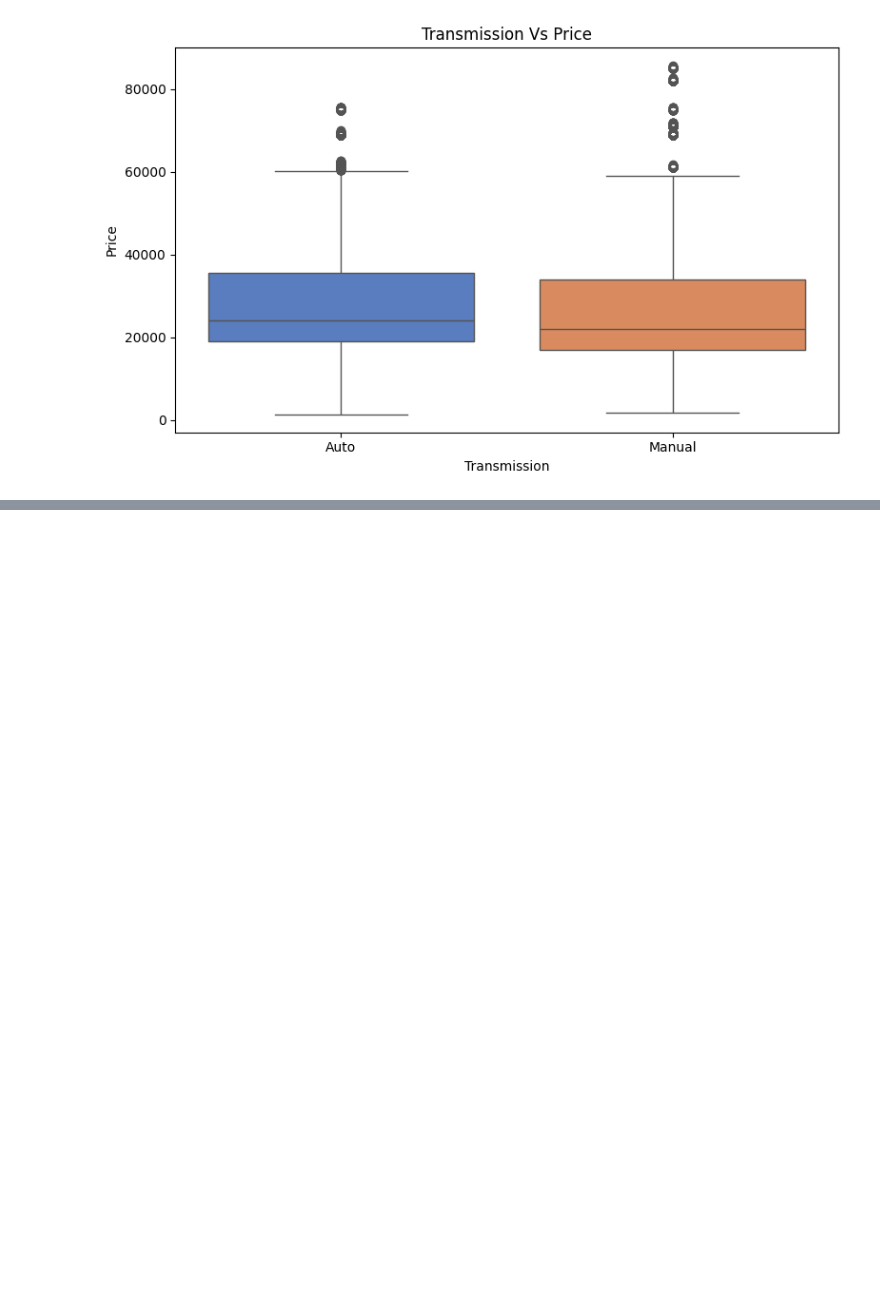
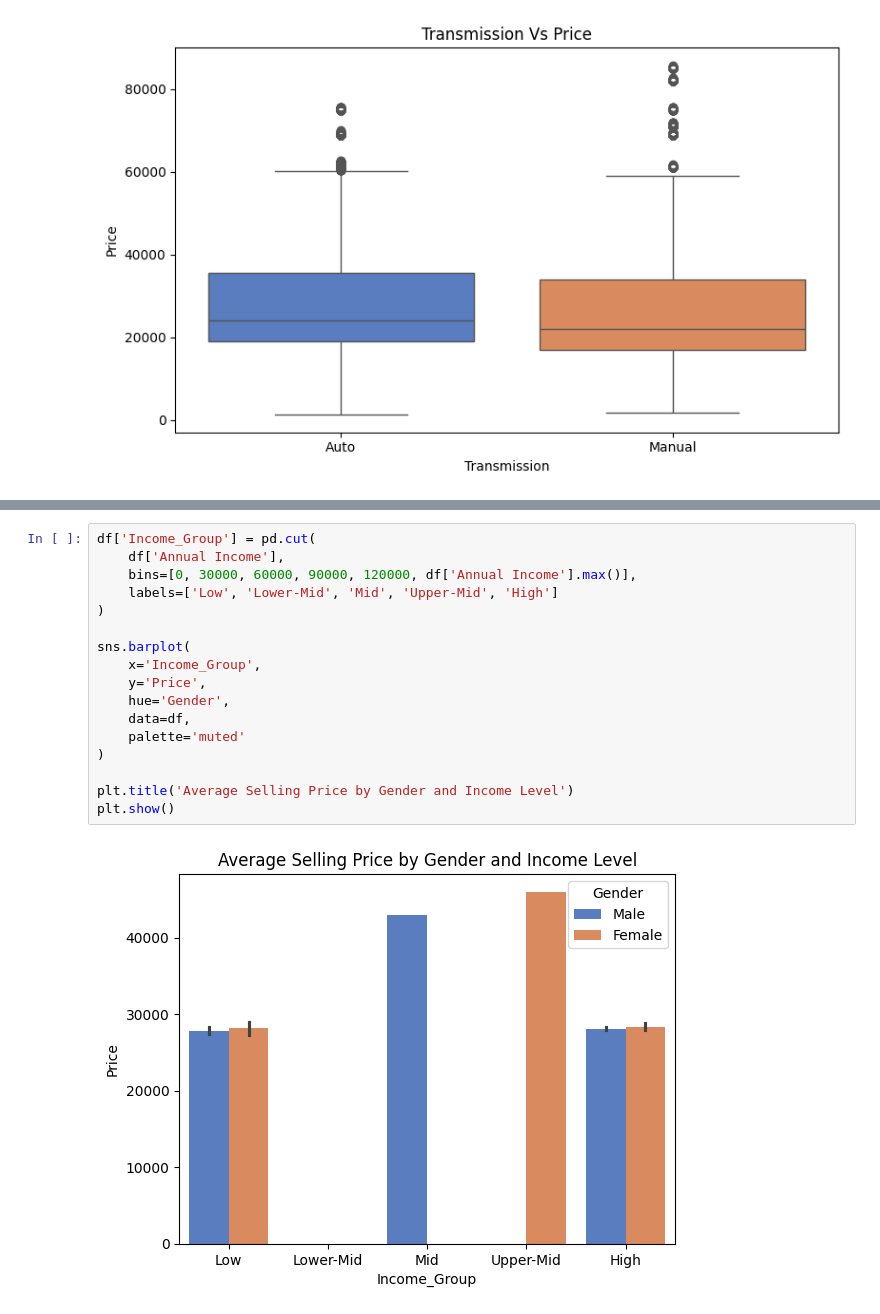
Before and after one commit to ydv-prince/EDA, a Jupyter notebook: EDA_2_Car_Sale_Dataset.ipynb, the cells around one changed output, grey strips where cells are left out. Saved outputs shown, nothing was run; the diff lists cells and outputs as text; blank space fills up the shorter version.

```diff
--- a/EDA_2_Car_Sale_Dataset.ipynb
+++ b/EDA_2_Car_Sale_Dataset.ipynb
@@ -174,0 +193,19 @@ plt.show()
+# %%
+df['Income_Group'] = pd.cut(
+    df['Annual Income'],
+    bins=[0, 30000, 60000, 90000, 120000, df['Annual Income'].max()],
+    labels=['Low', 'Lower-Mid', 'Mid', 'Upper-Mid', 'High']
+)
+
+sns.barplot(
+    x='Income_Group',
+    y='Price',
+    hue='Gender',
+    data=df,
+    palette='muted'
+)
+
+plt.title('Average Selling Price by Gender and Income Level')
+plt.show()
+# %% [output]
+[figure, added]
```
Also changed, not shown: parts of 11 cells of this notebook.
